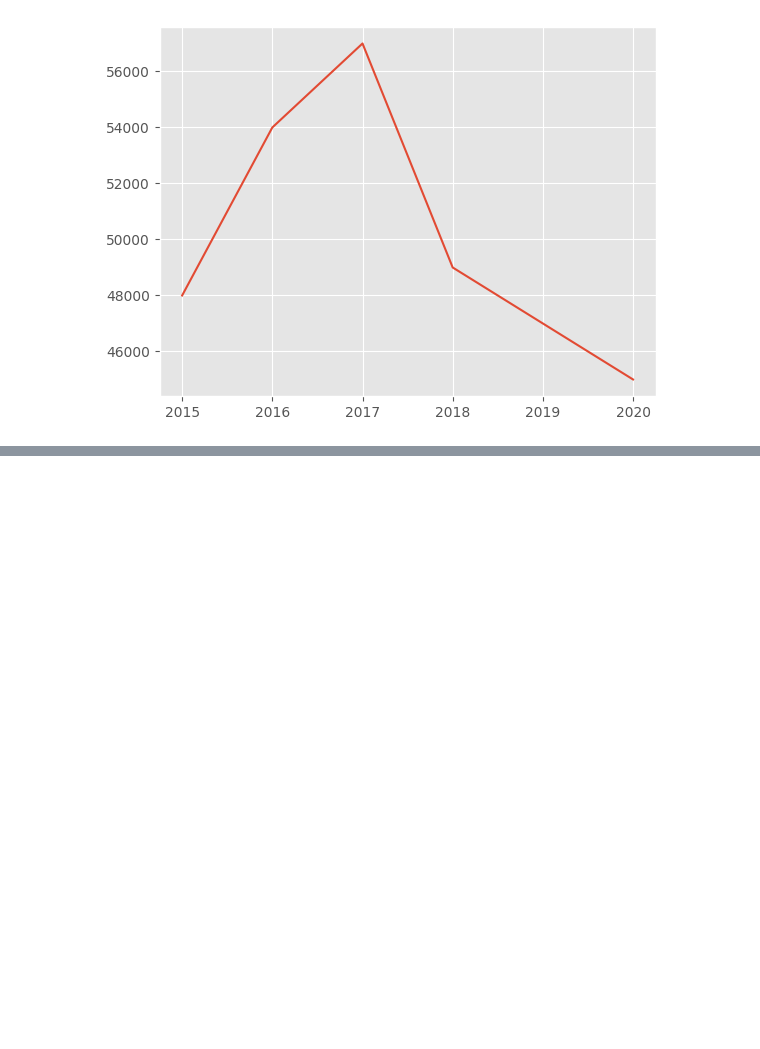
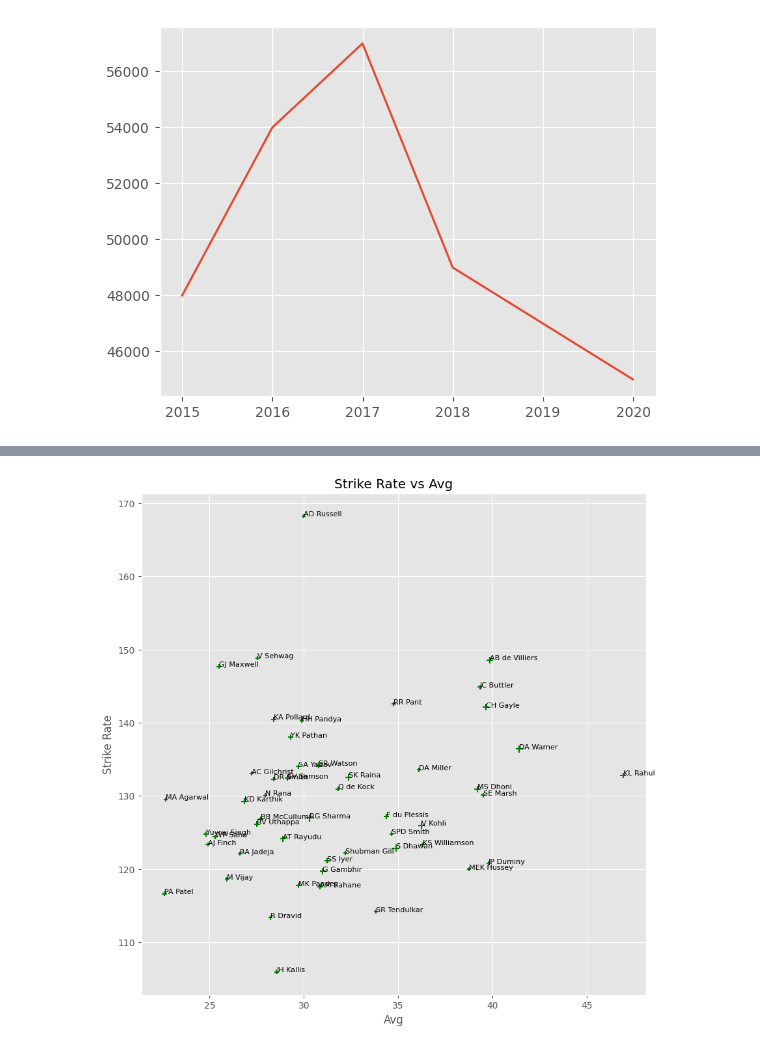
Before and after one commit to heresDataScienceProjects/DataViualizations, a Jupyter notebook: matplotlib_practice.ipynb, the cells around one changed output, grey strips where cells are left out. Saved outputs shown, nothing was run; the diff lists cells and outputs as text; code cells hidden in the pictures; blank space fills up the shorter version.

```diff
--- a/matplotlib_practice.ipynb
+++ b/matplotlib_practice.ipynb
@@ -21,0 +60,5 @@ plt.plot(year, price)
+# %%
+# plt.scatter on pandas data
+df = pd.read_csv('data/batter.csv')
+df = df.head(50)
+df.head(10)
@@ -21,0 +77,12 @@ plt.plot(year, price)
+# %%
+
+plt.figure(figsize=(10, 10))
+plt.scatter(df['avg'], df['strike_rate'], s=df['runs']/100, marker='+', color='green')
+plt.title('Strike Rate vs Avg')
+plt.ylabel('Strike Rate')
+plt.xlabel('Avg')
+
+for _, row in df.iterrows():
+    plt.text(row['avg'], row['strike_rate'], row['batter'], fontsize=8)
+# %% [output]
+[figure, added]
```
Also changed, not shown: parts of 12 cells of this notebook, 3 other files.
